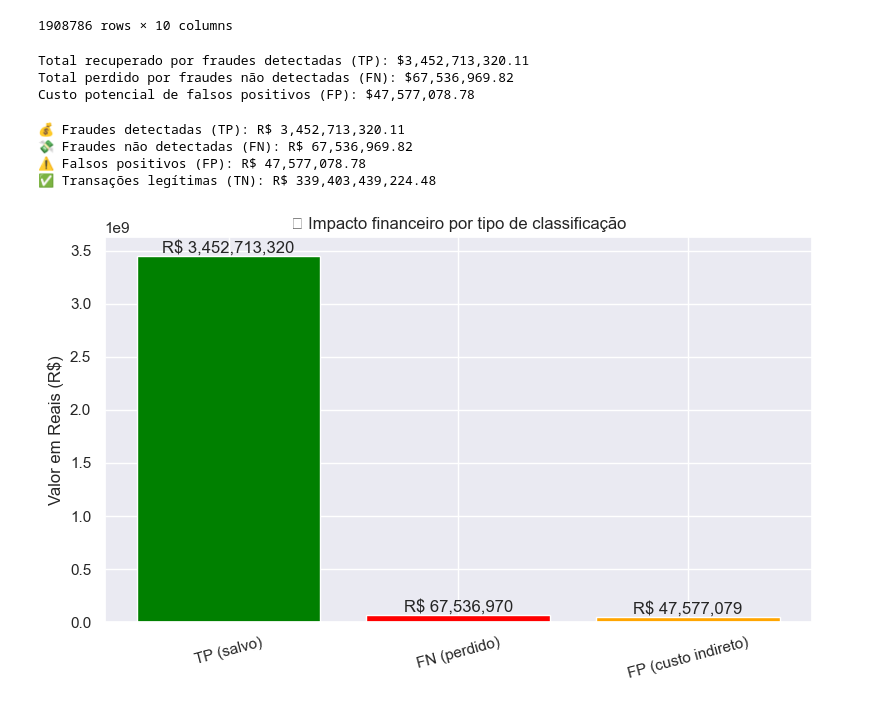
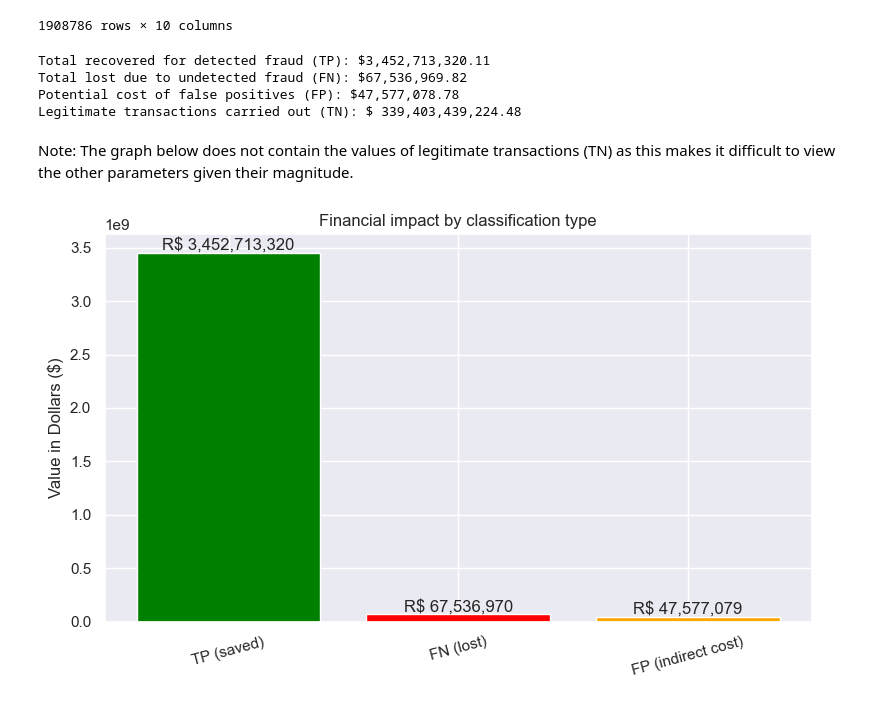
Before and after one commit to elaragao/Portifolio, a Jupyter notebook: Fraud Detection/2.3 - Modeling_Testing.ipynb, the cells around one changed output. Drawn from its saved outputs; the diff is of its cells as text; code cells hidden in the pictures.

```diff
--- a/Fraud Detection/2.3 - Modeling_Testing.ipynb
+++ b/Fraud Detection/2.3 - Modeling_Testing.ipynb
@@ -449,53 +567,46 @@ X_test_df
 | 5365974 | 375 | 347415.22 | 14652.00 | 0.00 | 0.00 | 347415.22 | -14652.00 | ... |
 1908786 rows × 10 columns
 # %%
-# Valores reais de fraude que foram detectados corretamente (TP)
+# Actual fraud amounts that were correctly detected (TP)
 tp_value = X_test_df.query("actualFraud == 1 and predictedFraud == 1")["amount"].sum()
 
-# Valores de fraude que passaram despercebidos (FN)
+# Fraud amounts that went undetected (FN)
 fn_value = X_test_df.query("actualFraud == 1 and predictedFraud == 0")["amount"].sum()
 
-# Valores que foram falsamente acusados de fraude (FP)
+# Amounts that were falsely accused of fraud (FP)
 fp_value = X_test_df.query("actualFraud == 0 and predictedFraud == 1")["amount"].sum()
 
-# Valores legítimos que foram classificados corretamente (TN)
+# Legitimate amounts that were correctly classified (TN)
 tn_value = X_test_df.query("actualFraud == 0 and predictedFraud == 0")["amount"].sum()
 
-print(f"Total recuperado por fraudes detectadas (TP): ${tp_value:,.2f}")
-print(f"Total perdido por fraudes não detectadas (FN): ${fn_value:,.2f}")
-print(f"Custo potencial de falsos positivos (FP): ${fp_value:,.2f}")
+print(f"Total recovered for detected fraud (TP): ${tp_value:,.2f}")
+print(f"Total lost due to undetected fraud (FN): ${fn_value:,.2f}")
+print(f"Potential cost of false positives (FP): ${fp_value:,.2f}")
+print(f"Legitimate transactions carried out (TN): $ {tn_value:,.2f}")
 # %% [output]
-Total recuperado por fraudes detectadas (TP): $3,452,713,320.11
-Total perdido por fraudes não detectadas (FN): $67,536,969.82
-Custo potencial de falsos positivos (FP): $47,577,078.78
+Total recovered for detected fraud (TP): $3,452,713,320.11
+Total lost due to undetected fraud (FN): $67,536,969.82
+Potential cost of false positives (FP): $47,577,078.78
+Legitimate transactions carried out (TN): $ 339,403,439,224.48
-# %%
-print(f"💰 Fraudes detectadas (TP): R$ {tp_value:,.2f}")
-print(f"💸 Fraudes não detectadas (FN): R$ {fn_value:,.2f}")
-print(f"⚠️ Falsos positivos (FP): R$ {fp_value:,.2f}")
-print(f"✅ Transações legítimas (TN): R$ {tn_value:,.2f}")
-# %% [output]
-💰 Fraudes detectadas (TP): R$ 3,452,713,320.11
-💸 Fraudes não detectadas (FN): R$ 67,536,969.82
-⚠️ Falsos positivos (FP): R$ 47,577,078.78
-✅ Transações legítimas (TN): R$ 339,403,439,224.48
+# %% [markdown]
+Note: The graph below does not contain the values of legitimate transactions (TN) as this makes it difficult to view the other parameters given their magnitude.
 # %%
-
-labels = ['TP (salvo)', 'FN (perdido)', 'FP (custo indireto)']#, 'TN (neutro)']
-values = [tp_value, fn_value, fp_value]#, tn_value]
-colors = ['green', 'red', 'orange']#, 'gray']
+labels = ['TP (saved)', 'FN (lost)', 'FP (indirect cost)']
+values = [tp_value, fn_value, fp_value]
+colors = ['green', 'red', 'orange']
 
 plt.figure(figsize=(8,5))
 bars = plt.bar(labels, values, color=colors)
-plt.title("💸 Impacto financeiro por tipo de classificação")
-plt.ylabel("Valor em Reais (R$)")
+plt.title("Financial impact by classification type")
+plt.ylabel("Value in Dollars ($)")
 plt.xticks(rotation=15)
 
-# Adiciona valores nas barras
+
 for bar in bars:
     yval = bar.get_height()
     plt.text(bar.get_x() + bar.get_width()/2.0, yval + 100, f"R$ {yval:,.0f}", ha='center', va='bottom')
 
 plt.tight_layout()
 plt.show()
 # %% [output]
-[figure, old version]
+[figure, new version]
```
Also changed, not shown: parts of 27 cells of this notebook.
